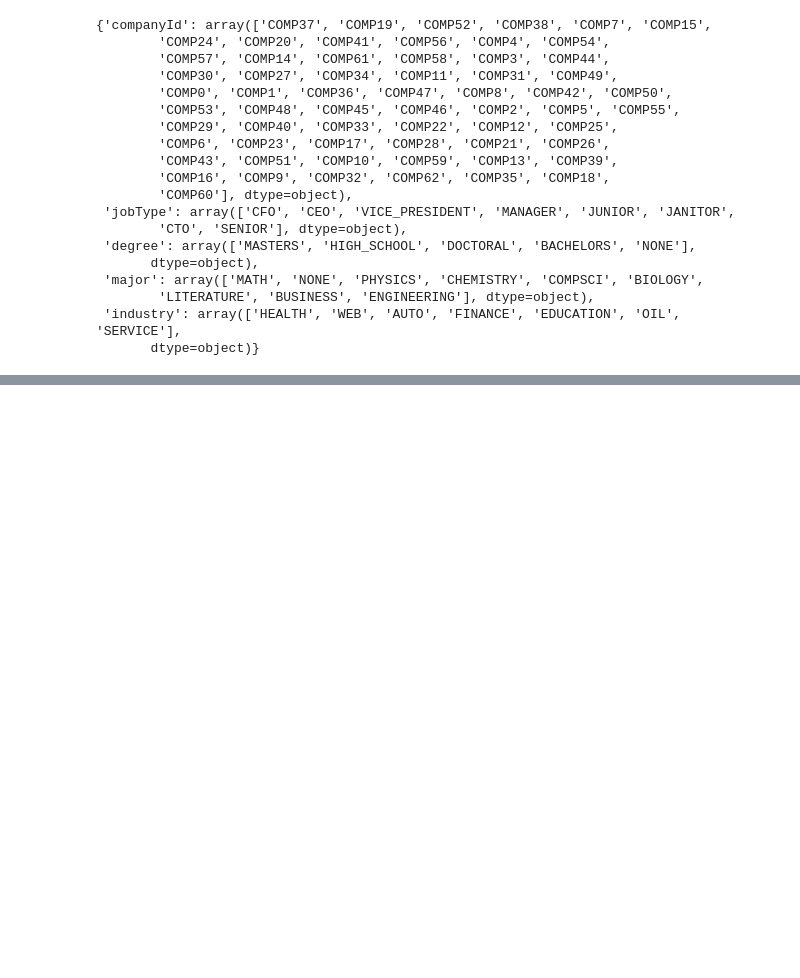
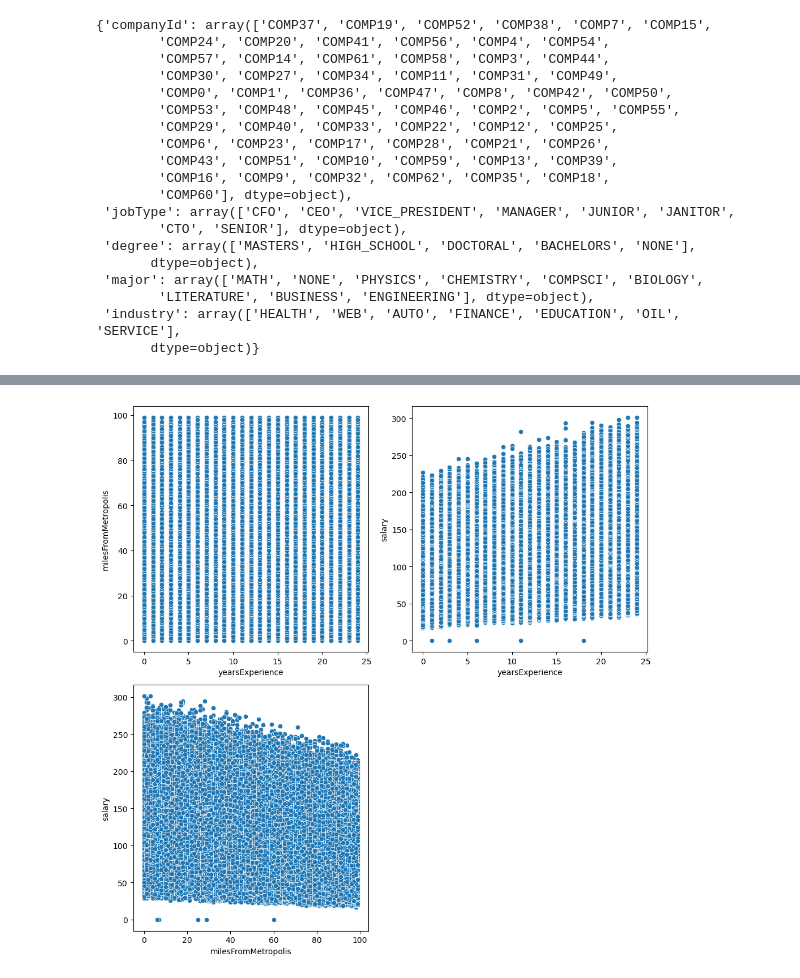
Before and after one commit to shubhankar567/Employee_Attrition_System, a Jupyter notebook: notebooks/EDA.ipynb, the cells around one changed output, grey strips where cells are left out. Saved outputs shown, nothing was run; the diff lists cells and outputs as text; code cells hidden in the pictures; blank space fills up the shorter version.

```diff
--- a/notebooks/EDA.ipynb
+++ b/notebooks/EDA.ipynb
@@ -67,0 +193,13 @@ unique_values
+# %%
+column_combination = combinations(combined_data[num_list], r=2)
+
+fig, ax = plt.subplots(nrows=2, ncols= 2, figsize = (10,10))
+ax = ax.flatten()
+for i, (x, y) in enumerate(column_combination):
+    sns.scatterplot(data=combined_data, x=x, y=y, ax=ax[i])
+
+fig.delaxes(ax=ax[-1])
+plt.tight_layout()
+plt.show()
+# %% [output]
+[figure, added]
```
Also changed, not shown: parts of 28 cells of this notebook, 1 other file.
